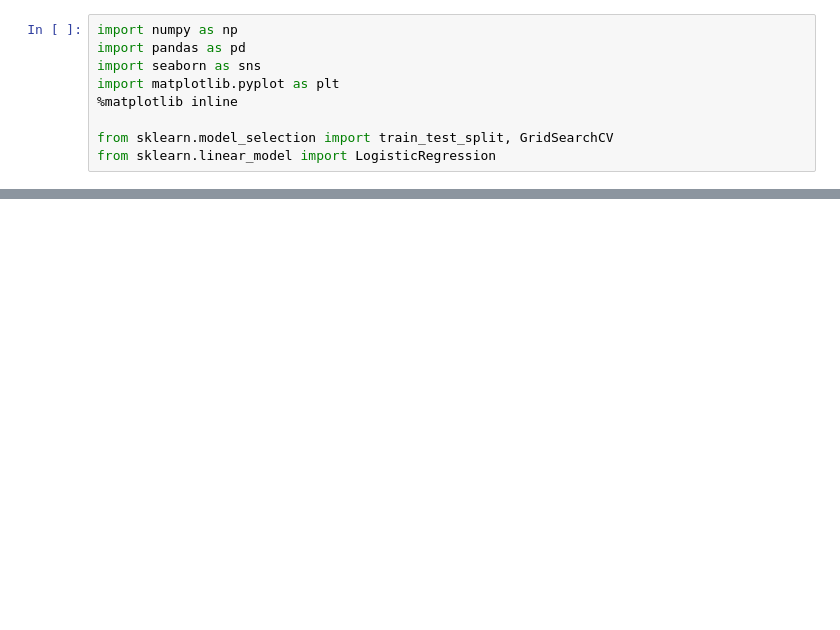
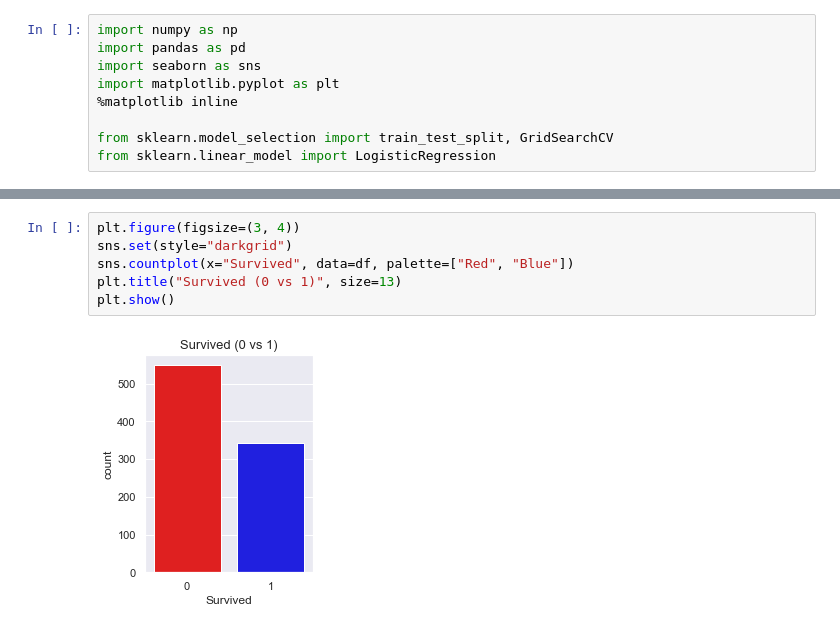
Before and after one commit to makkimaki/kaggle_titanic, a Jupyter notebook: notebook/LogisticRegression.ipynb, the cells around one changed output, grey strips where cells are left out. Cells and saved outputs as stored; diff of their text form; blank space fills up the shorter version.

```diff
--- a/notebook/LogisticRegression.ipynb
+++ b/notebook/LogisticRegression.ipynb
@@ -23,0 +75,8 @@ df.head()
+# %%
+plt.figure(figsize=(3, 4))
+sns.set(style="darkgrid")
+sns.countplot(x="Survived", data=df, palette=["Red", "Blue"])
+plt.title("Survived (0 vs 1)", size=13)
+plt.show()
+# %% [output]
+[figure, added]
```
Also changed, not shown: parts of 10 cells of this notebook.
